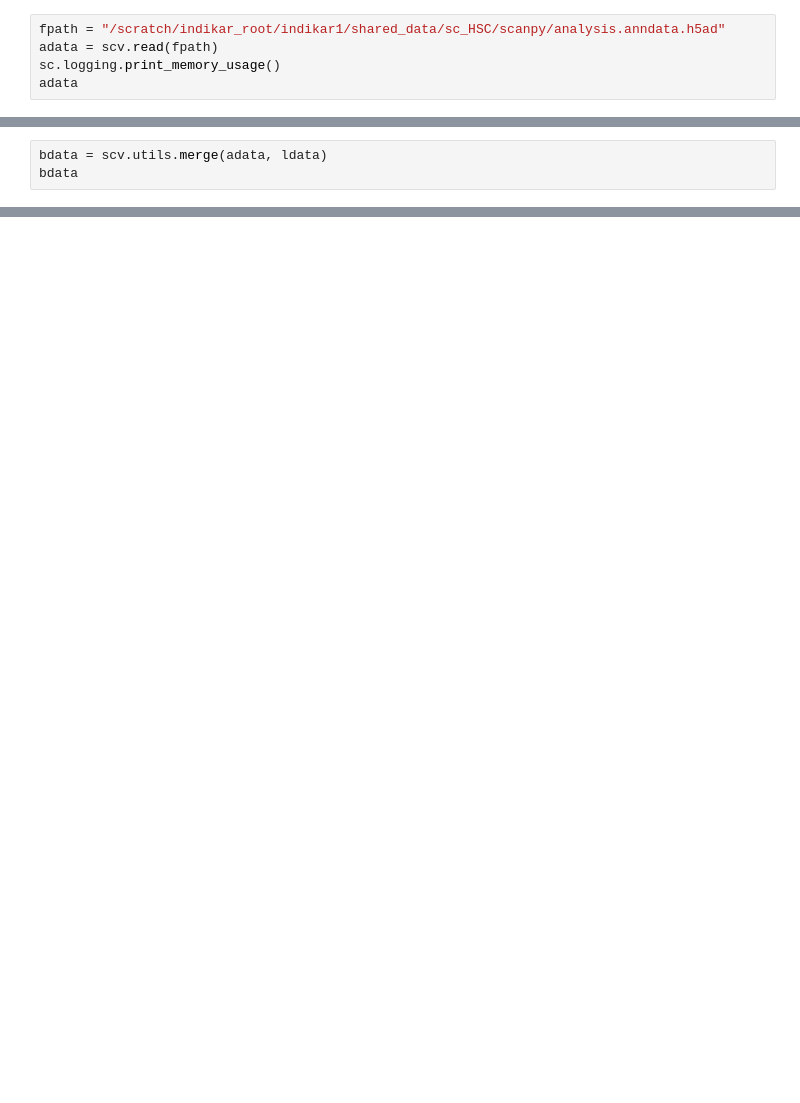
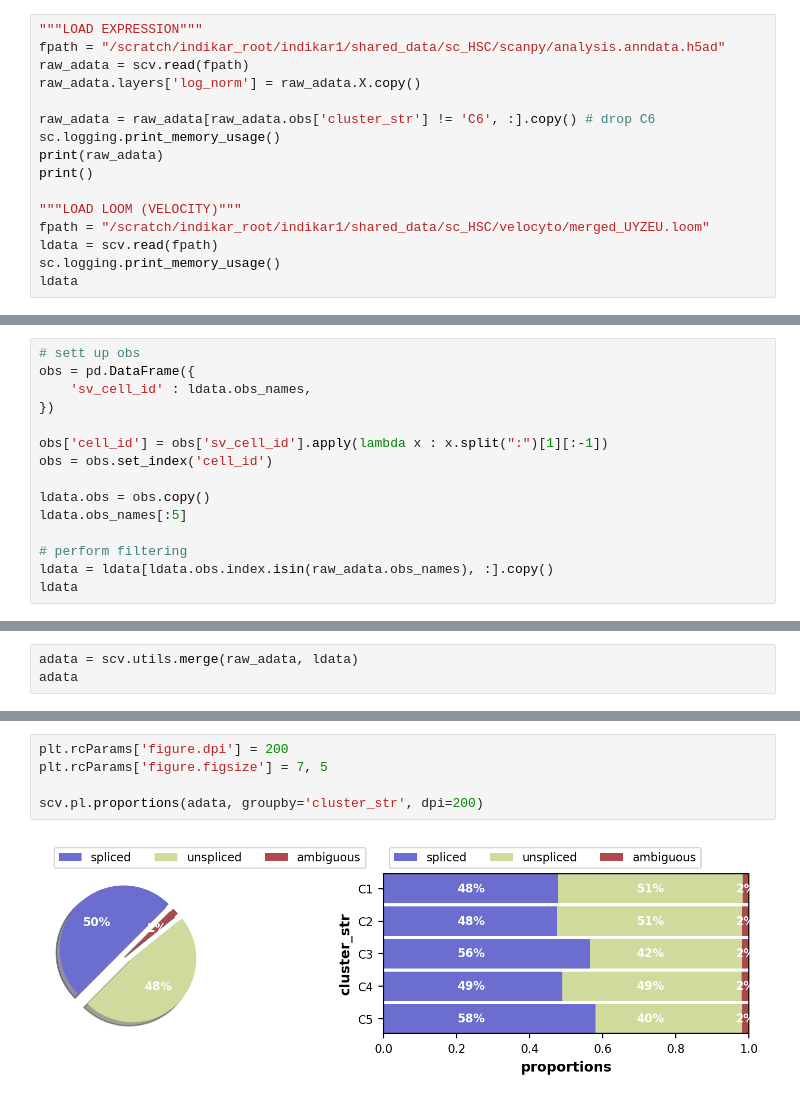
Before and after one commit to CooperStansbury/ONT-single-cell, a Jupyter notebook: notebooks/rna_velocity.ipynb, the cells around one changed output, grey strips where cells are left out. Drawn from its saved outputs; the diff is of its cells as text; blank space fills up the shorter version.

Commit message:
update velocity and scVI results

```diff
--- a/notebooks/rna_velocity.ipynb
+++ b/notebooks/rna_velocity.ipynb
@@ -11,8 +22,19 @@ import scvelo as scv
 
 sc.settings.verbosity = 3
 # %%
+"""LOAD EXPRESSION"""
 fpath = "/scratch/indikar_root/indikar1/shared_data/sc_HSC/scanpy/analysis.anndata.h5ad"
-adata = scv.read(fpath)
+raw_adata = scv.read(fpath)
+raw_adata.layers['log_norm'] = raw_adata.X.copy()
+
+raw_adata = raw_adata[raw_adata.obs['cluster_str'] != 'C6', :].copy() # drop C6
 sc.logging.print_memory_usage()
-adata
+print(raw_adata)
+print()
+
+"""LOAD LOOM (VELOCITY)"""
+fpath = "/scratch/indikar_root/indikar1/shared_data/sc_HSC/velocyto/merged_UYZEU.loom"
+ldata = scv.read(fpath)
+sc.logging.print_memory_usage()
+ldata
 # %% [output]
@@ -38,0 +58,15 @@ AnnData object with n_obs × n_vars = 13823 × 61860
+# %%
+# sett up obs
+obs = pd.DataFrame({
+    'sv_cell_id' : ldata.obs_names,
+})
+
+obs['cell_id'] = obs['sv_cell_id'].apply(lambda x : x.split(":")[1][:-1])
+obs = obs.set_index('cell_id')
+
+ldata.obs = obs.copy()
+ldata.obs_names[:5]
+
+# perform filtering
+ldata = ldata[ldata.obs.index.isin(raw_adata.obs_names), :].copy()
+ldata
@@ -39,4 +80,4 @@ AnnData object with n_obs × n_vars = 13823 × 61860
 # %%
-bdata = scv.utils.merge(adata, ldata)
-bdata
+adata = scv.utils.merge(raw_adata, ldata)
+adata
 # %% [output]
@@ -63,0 +125,7 @@ Type:      function
+# %%
+plt.rcParams['figure.dpi'] = 200
+plt.rcParams['figure.figsize'] = 7, 5
+
+scv.pl.proportions(adata, groupby='cluster_str', dpi=200)
+# %% [output]
+[figure, added]
```
Also changed, not shown: parts of 33 cells of this notebook, 6 other files.
